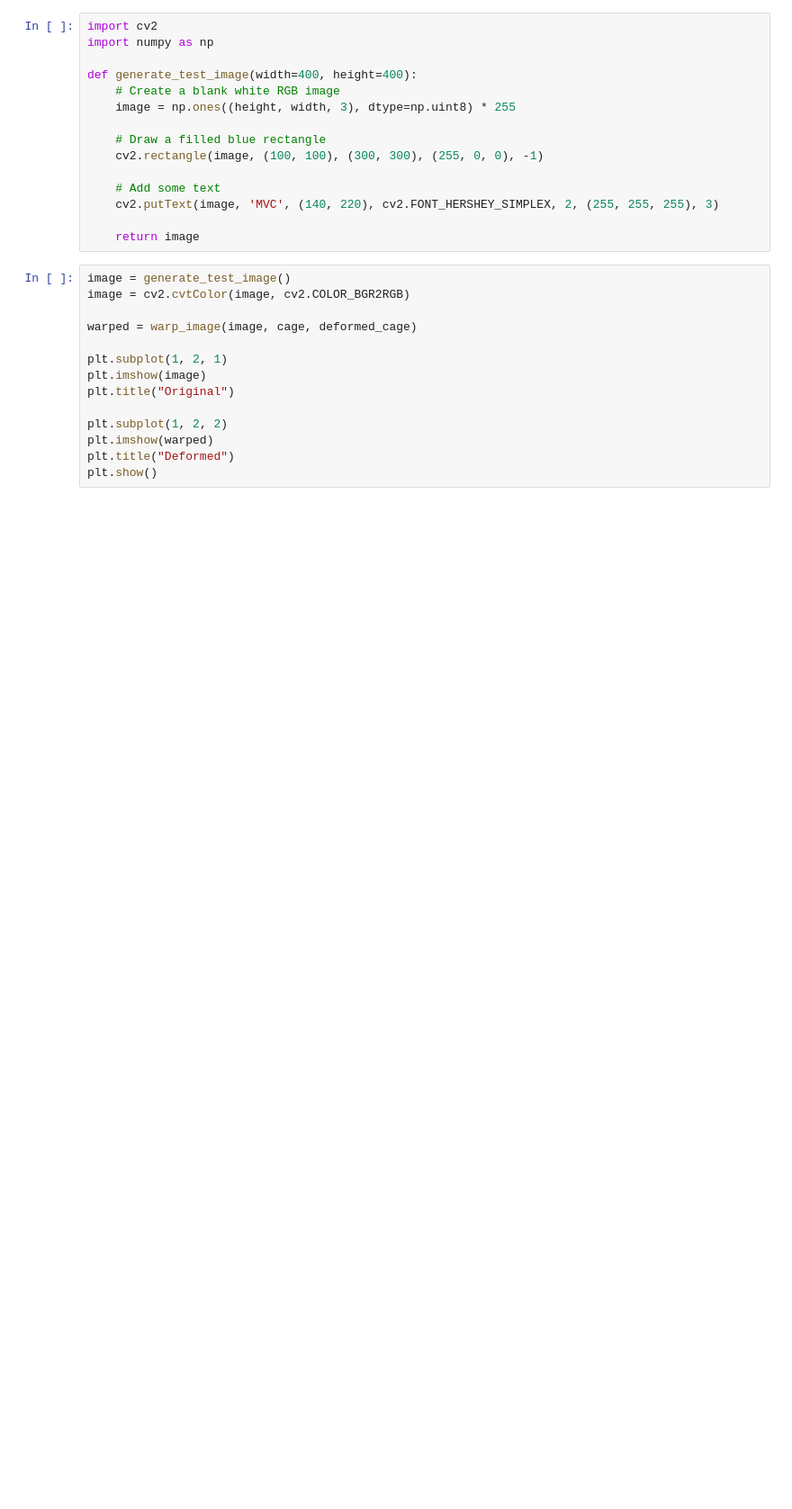
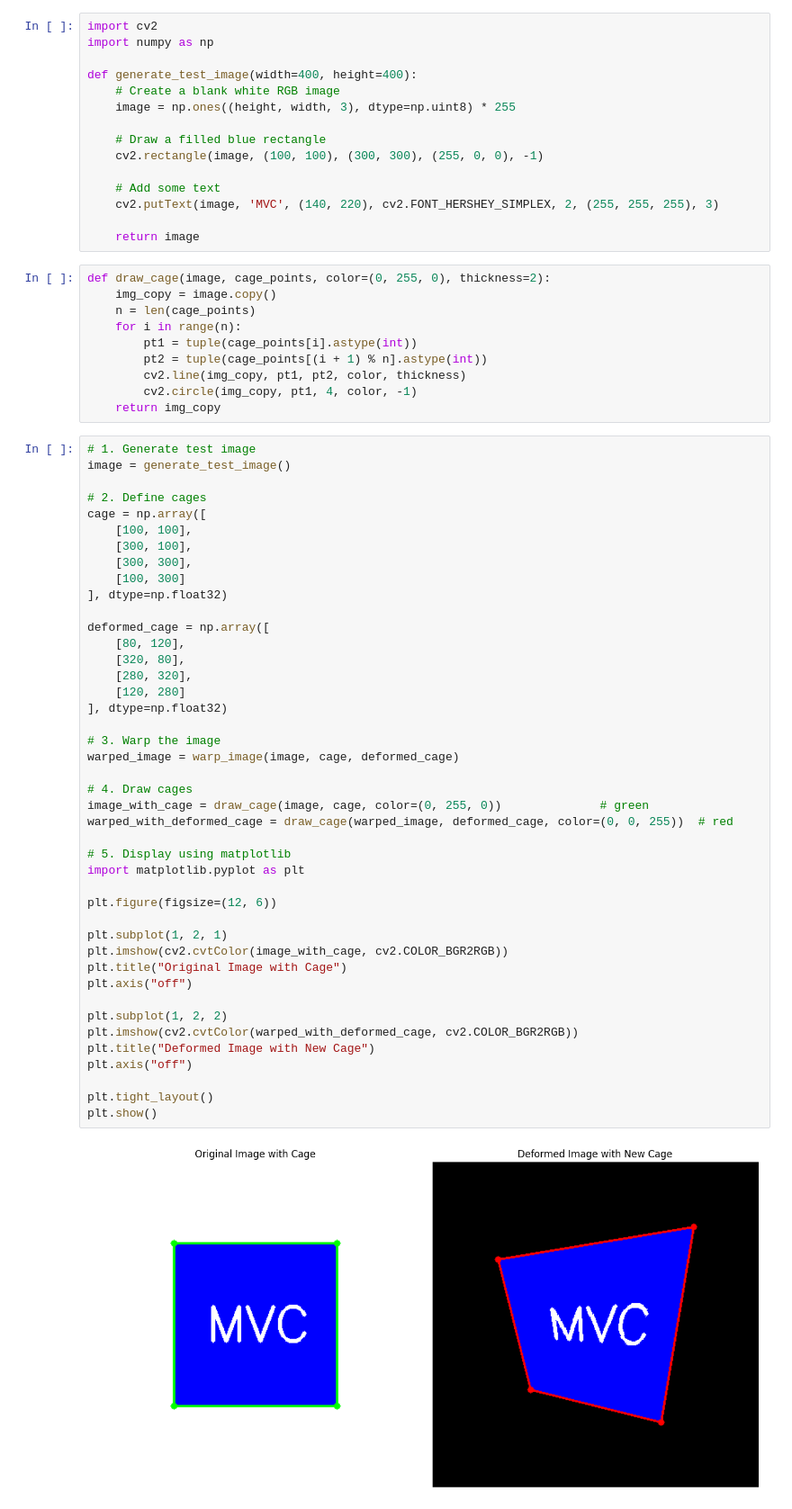
Before and after one commit to kacerekz/MVC, a Jupyter notebook: mvc.ipynb, the cells around one changed output. Shown: that part at 90% size. Cells and saved outputs as stored; diff of their text form; blank space fills up the shorter version.

Commit message:
Fixed deform

```diff
--- a/mvc.ipynb
+++ b/mvc.ipynb
@@ -75,17 +64,58 @@ def generate_test_image(width=400, height=400):
     cv2.putText(image, 'MVC', (140, 220), cv2.FONT_HERSHEY_SIMPLEX, 2, (255, 255, 255), 3)
 
     return image
+# %%
+def draw_cage(image, cage_points, color=(0, 255, 0), thickness=2):
+    img_copy = image.copy()
+    n = len(cage_points)
+    for i in range(n):
+        pt1 = tuple(cage_points[i].astype(int))
+        pt2 = tuple(cage_points[(i + 1) % n].astype(int))
+        cv2.line(img_copy, pt1, pt2, color, thickness)
+        cv2.circle(img_copy, pt1, 4, color, -1)
+    return img_copy
 # %%
+# 1. Generate test image
 image = generate_test_image()
-image = cv2.cvtColor(image, cv2.COLOR_BGR2RGB)
 
-warped = warp_image(image, cage, deformed_cage)
+# 2. Define cages
+cage = np.array([
+    [100, 100],
+    [300, 100],
+    [300, 300],
+    [100, 300]
+], dtype=np.float32)
+
+deformed_cage = np.array([
+    [80, 120],
+    [320, 80],
+    [280, 320],
+    [120, 280]
+], dtype=np.float32)
+
+# 3. Warp the image
+warped_image = warp_image(image, cage, deformed_cage)
+
+# 4. Draw cages
+image_with_cage = draw_cage(image, cage, color=(0, 255, 0))              # green
+warped_with_deformed_cage = draw_cage(warped_image, deformed_cage, color=(0, 0, 255))  # red
+
+# 5. Display using matplotlib
+import matplotlib.pyplot as plt
+
+plt.figure(figsize=(12, 6))
 
 plt.subplot(1, 2, 1)
-plt.imshow(image)
-plt.title("Original")
+plt.imshow(cv2.cvtColor(image_with_cage, cv2.COLOR_BGR2RGB))
+plt.title("Original Image with Cage")
+plt.axis("off")
 
 plt.subplot(1, 2, 2)
-plt.imshow(warped)
-plt.title("Deformed")
+plt.imshow(cv2.cvtColor(warped_with_deformed_cage, cv2.COLOR_BGR2RGB))
+plt.title("Deformed Image with New Cage")
+plt.axis("off")
+
+plt.tight_layout()
 plt.show()
+# %% [output]
+[figure, added]
```
Also changed, not shown: parts of 2 cells of this notebook.
